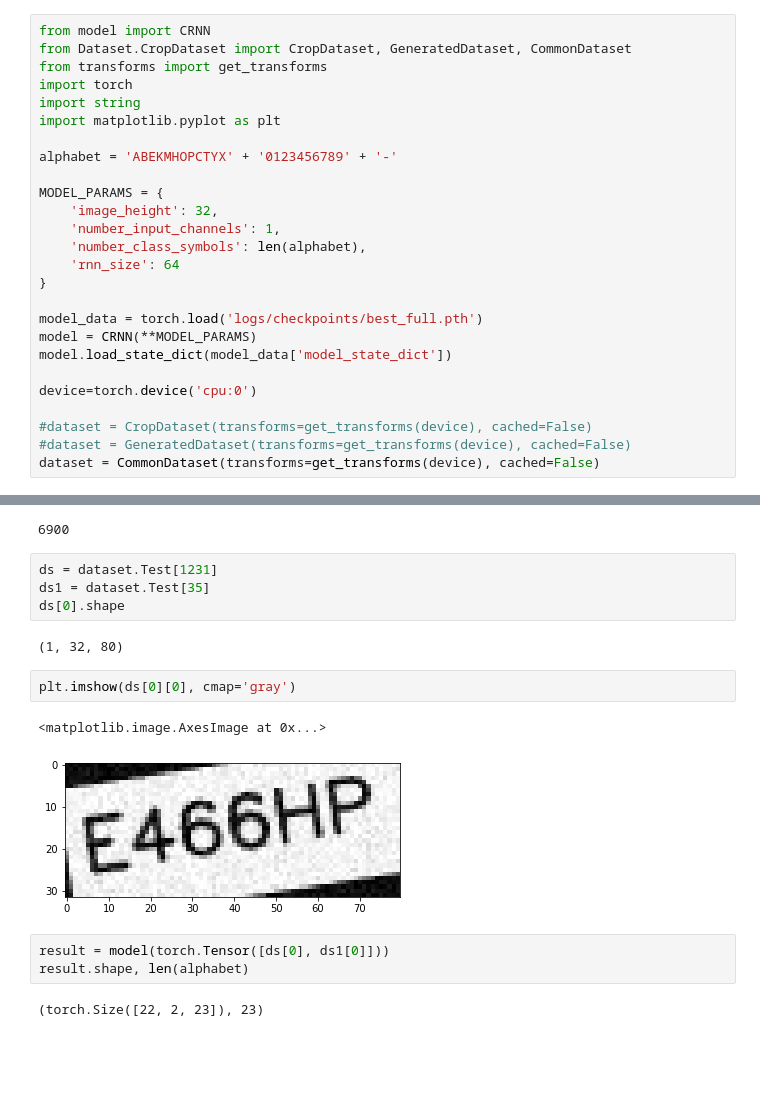
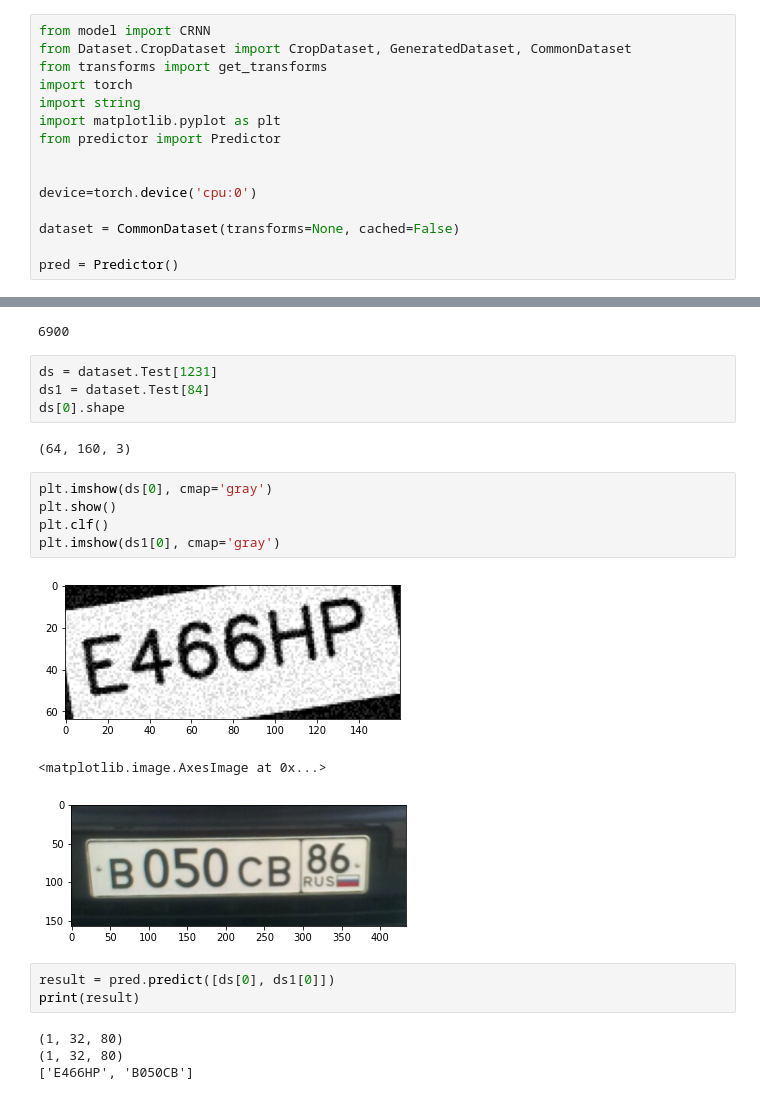
Before and after one commit to Kirundel/Tips-Tricks, a Jupyter notebook: project/cnd/ocr/test.ipynb, the cells around one changed output, grey strips where cells are left out. Drawn from its saved outputs; the diff is of its cells as text; blank space fills up the shorter version.

Commit message:
Test rebuild

```diff
--- a/project/cnd/ocr/test.ipynb
+++ b/project/cnd/ocr/test.ipynb
@@ -5,25 +5,14 @@ from transforms import get_transforms
 import torch
 import string
 import matplotlib.pyplot as plt
+from predictor import Predictor
 
-alphabet = 'ABEKMHOPCTYX' + '0123456789' + '-'
-
-MODEL_PARAMS = {
-    'image_height': 32,
-    'number_input_channels': 1,
-    'number_class_symbols': len(alphabet),
-    'rnn_size': 64
-}
-
-model_data = torch.load('logs/checkpoints/best_full.pth')
-model = CRNN(**MODEL_PARAMS)
-model.load_state_dict(model_data['model_state_dict'])
 
 device=torch.device('cpu:0')
 
-#dataset = CropDataset(transforms=get_transforms(device), cached=False)
-#dataset = GeneratedDataset(transforms=get_transforms(device), cached=False)
-dataset = CommonDataset(transforms=get_transforms(device), cached=False)
+dataset = CommonDataset(transforms=None, cached=False)
+
+pred = Predictor()
 # %% [output]
 nb 4134
 neg 750
@@ -34,17 +23,23 @@ len(dataset.Train)
 6900
 # %%
 ds = dataset.Test[1231]
-ds1 = dataset.Test[35]
+ds1 = dataset.Test[84]
 ds[0].shape
 # %% [output]
-(1, 32, 80)
+(64, 160, 3)
 # %%
-plt.imshow(ds[0][0], cmap='gray')
+plt.imshow(ds[0], cmap='gray')
+plt.show()
+plt.clf()
+plt.imshow(ds1[0], cmap='gray')
 # %% [output]
+[figure, new version]
 <matplotlib.image.AxesImage at 0x...>
-[figure, old version]
+[figure, added]
 # %%
-result = model(torch.Tensor([ds[0], ds1[0]]))
-result.shape, len(alphabet)
+result = pred.predict([ds[0], ds1[0]])
+print(result)
 # %% [output]
-(torch.Size([22, 2, 23]), 23)
+(1, 32, 80)
+(1, 32, 80)
+['E466HP', 'B050CB']
```
Also changed, not shown: parts of 3 cells of this notebook, 6 other files.
